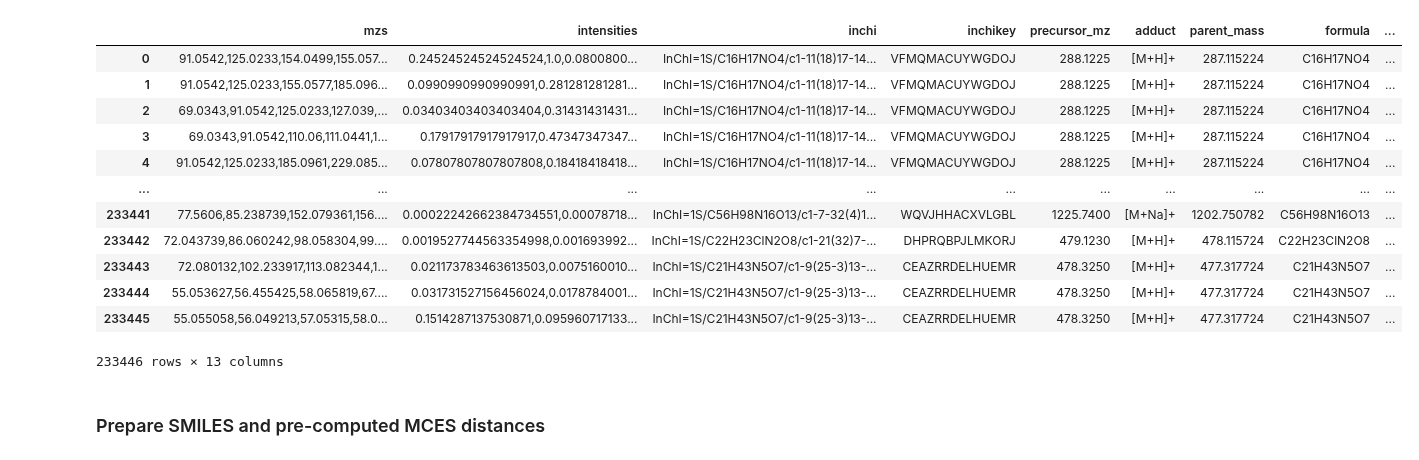
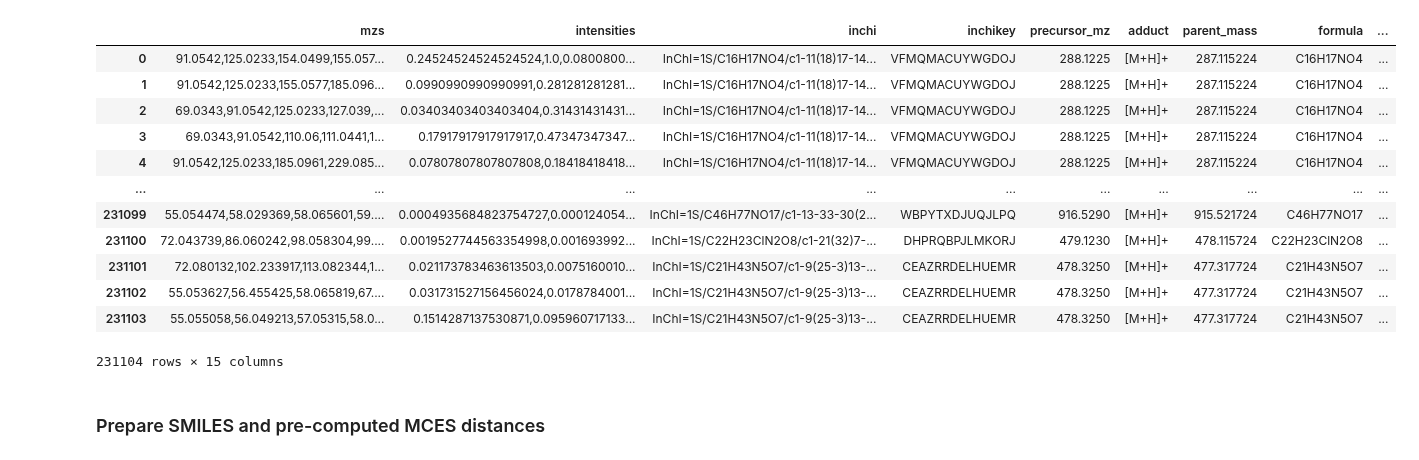
Before and after one commit to pluskal-lab/MassSpecGym, a Jupyter notebook: notebooks/dataset_construction/5_split.ipynb, the cells around one changed output. Saved outputs shown, nothing was run; the diff lists cells and outputs as text; code cells hidden in the pictures.

```diff
--- a/notebooks/dataset_construction/5_split.ipynb
+++ b/notebooks/dataset_construction/5_split.ipynb
@@ -17,22 +17,21 @@ from matchms import Spectrum
 from matchms.exporting import save_as_mgf
 import massspecgym.utils as utils
 # %%
-df = pd.read_csv('../../data/data/MassSpecGym.tsv', sep='\t')
-df
+df = pd.read_csv('../../data/data/MassSpecGym_std.tsv', sep='\t')
 # %% [output]
 |  | mzs | intensities | inchi | inchikey | precursor_mz | adduct | parent_mass | formula | ... |
 | 0 | 91.0542,125.0233,154.0499,155.057... | 0.24524524524524524,1.0,0.0800800... | InChI=1S/C16H17NO4/c1-11(18)17-14... | VFMQMACUYWGDOJ | 288.1225 | [M+H]+ | 287.115224 | C16H17NO4 | ... |
 | 1 | 91.0542,125.0233,155.0577,185.096... | 0.0990990990990991,0.281281281281... | InChI=1S/C16H17NO4/c1-11(18)17-14... | VFMQMACUYWGDOJ | 288.1225 | [M+H]+ | 287.115224 | C16H17NO4 | ... |
 | 2 | 69.0343,91.0542,125.0233,127.039,... | 0.03403403403403404,0.31431431431... | InChI=1S/C16H17NO4/c1-11(18)17-14... | VFMQMACUYWGDOJ | 288.1225 | [M+H]+ | 287.115224 | C16H17NO4 | ... |
 | 3 | 69.0343,91.0542,110.06,111.0441,1... | 0.17917917917917917,0.47347347347... | InChI=1S/C16H17NO4/c1-11(18)17-14... | VFMQMACUYWGDOJ | 288.1225 | [M+H]+ | 287.115224 | C16H17NO4 | ... |
 | 4 | 91.0542,125.0233,185.0961,229.085... | 0.07807807807807808,0.18418418418... | InChI=1S/C16H17NO4/c1-11(18)17-14... | VFMQMACUYWGDOJ | 288.1225 | [M+H]+ | 287.115224 | C16H17NO4 | ... |
 | ... | ... | ... | ... | ... | ... | ... | ... | ... | ... |
-| 233441 | 77.5606,85.238739,152.079361,156.... | 0.00022242662384734551,0.00078718... | InChI=1S/C56H98N16O13/c1-7-32(4)1... | WQVJHHACXVLGBL | 1225.7400 | [M+Na]+ | 1202.750782 | C56H98N16O13 | ... |
-| 233442 | 72.043739,86.060242,98.058304,99.... | 0.0019527744563354998,0.001693992... | InChI=1S/C22H23ClN2O8/c1-21(32)7-... | DHPRQBPJLMKORJ | 479.1230 | [M+H]+ | 478.115724 | C22H23ClN2O8 | ... |
-| 233443 | 72.080132,102.233917,113.082344,1... | 0.021173783463613503,0.0075160010... | InChI=1S/C21H43N5O7/c1-9(25-3)13-... | CEAZRRDELHUEMR | 478.3250 | [M+H]+ | 477.317724 | C21H43N5O7 | ... |
-| 233444 | 55.053627,56.455425,58.065819,67.... | 0.031731527156456024,0.0178784001... | InChI=1S/C21H43N5O7/c1-9(25-3)13-... | CEAZRRDELHUEMR | 478.3250 | [M+H]+ | 477.317724 | C21H43N5O7 | ... |
-| 233445 | 55.055058,56.049213,57.05315,58.0... | 0.1514287137530871,0.095960717133... | InChI=1S/C21H43N5O7/c1-9(25-3)13-... | CEAZRRDELHUEMR | 478.3250 | [M+H]+ | 477.317724 | C21H43N5O7 | ... |
+| 231099 | 55.054474,58.029369,58.065601,59.... | 0.0004935684823754727,0.000124054... | InChI=1S/C46H77NO17/c1-13-33-30(2... | WBPYTXDJUQJLPQ | 916.5290 | [M+H]+ | 915.521724 | C46H77NO17 | ... |
+| 231100 | 72.043739,86.060242,98.058304,99.... | 0.0019527744563354998,0.001693992... | InChI=1S/C22H23ClN2O8/c1-21(32)7-... | DHPRQBPJLMKORJ | 479.1230 | [M+H]+ | 478.115724 | C22H23ClN2O8 | ... |
+| 231101 | 72.080132,102.233917,113.082344,1... | 0.021173783463613503,0.0075160010... | InChI=1S/C21H43N5O7/c1-9(25-3)13-... | CEAZRRDELHUEMR | 478.3250 | [M+H]+ | 477.317724 | C21H43N5O7 | ... |
+| 231102 | 55.053627,56.455425,58.065819,67.... | 0.031731527156456024,0.0178784001... | InChI=1S/C21H43N5O7/c1-9(25-3)13-... | CEAZRRDELHUEMR | 478.3250 | [M+H]+ | 477.317724 | C21H43N5O7 | ... |
+| 231103 | 55.055058,56.049213,57.05315,58.0... | 0.1514287137530871,0.095960717133... | InChI=1S/C21H43N5O7/c1-9(25-3)13-... | CEAZRRDELHUEMR | 478.3250 | [M+H]+ | 477.317724 | C21H43N5O7 | ... |
-233446 rows × 13 columns
+231104 rows × 15 columns
 # %% [markdown]
 ### Prepare SMILES and pre-computed MCES distances
 # %%
```
Also changed, not shown: parts of 14 cells of this notebook, 2 other files.
